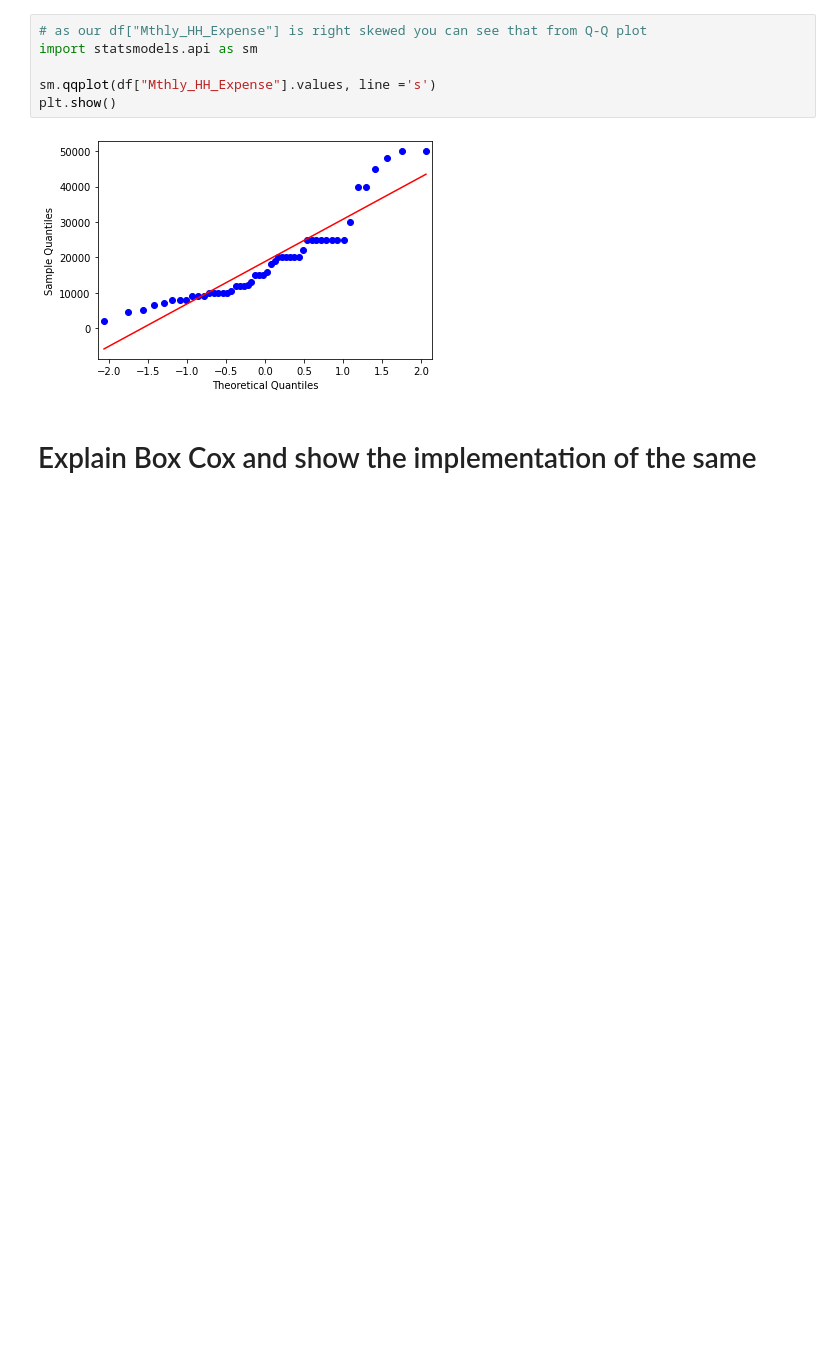
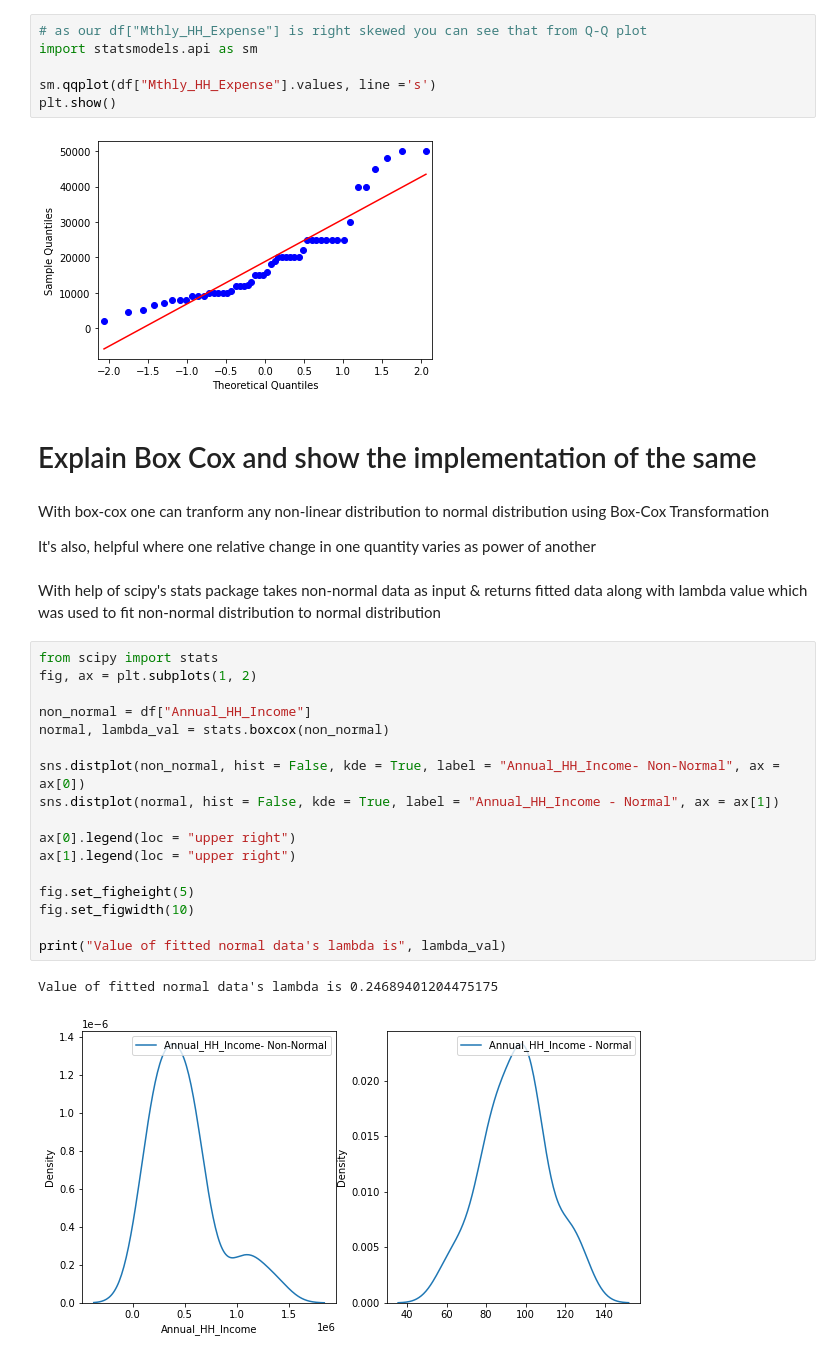
Before and after one commit to sauravpanchal/irl, a Jupyter notebook: Week 2/Python Programming Tasks/Task - 7 (Descriptive Stats - Both basic and Adv Users)/Descriptive_Statistics.ipynb, the cells around one changed output. Saved outputs shown, nothing was run; the diff lists cells and outputs as text; blank space fills up the shorter version.

```diff
--- a/Week 2/Python Programming Tasks/Task - 7 (Descriptive Stats - Both basic and Adv Users)/IRL_01.ipynb
+++ b/Week 2/Python Programming Tasks/Task - 7 (Descriptive Stats - Both basic and Adv Users)/Descriptive_Statistics.ipynb
@@ -336,3 +336,29 @@ plt.show()
 [figure]
 # %% [markdown]
 # Explain Box Cox and show the implementation of the same
+# %% [markdown]
+With box-cox one can tranform any non-linear distribution to normal distribution using Box-Cox Transformation
+
+It's also, helpful where one relative change in one quantity varies as power of another
+# %% [markdown]
+With help of scipy's stats package takes non-normal data as input & returns fitted data along with lambda value which was used to fit non-normal distribution to normal distribution
+# %%
+from scipy import stats
+fig, ax = plt.subplots(1, 2)
+
+non_normal = df["Annual_HH_Income"]
+normal, lambda_val = stats.boxcox(non_normal)
+
+sns.distplot(non_normal, hist = False, kde = True, label = "Annual_HH_Income- Non-Normal", ax = ax[0])
+sns.distplot(normal, hist = False, kde = True, label = "Annual_HH_Income - Normal", ax = ax[1])
+
+ax[0].legend(loc = "upper right")
+ax[1].legend(loc = "upper right")
+
+fig.set_figheight(5)
+fig.set_figwidth(10)
+
+print("Value of fitted normal data's lambda is", lambda_val)
+# %% [output]
+Value of fitted normal data's lambda is 0.24689401204475175
+[figure, added]
```
